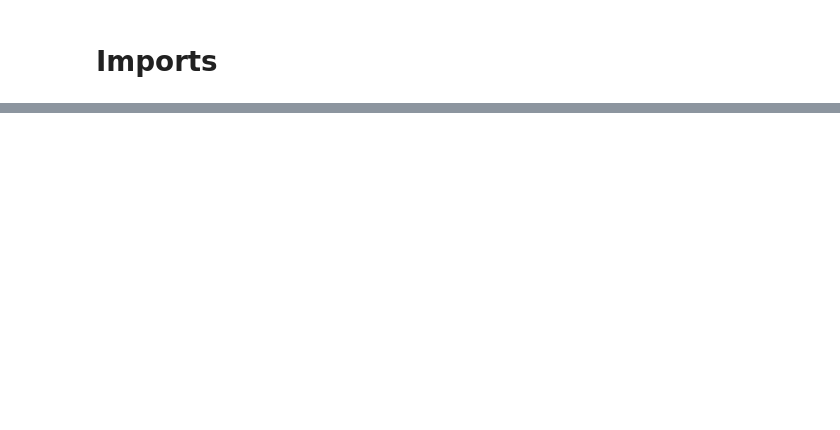
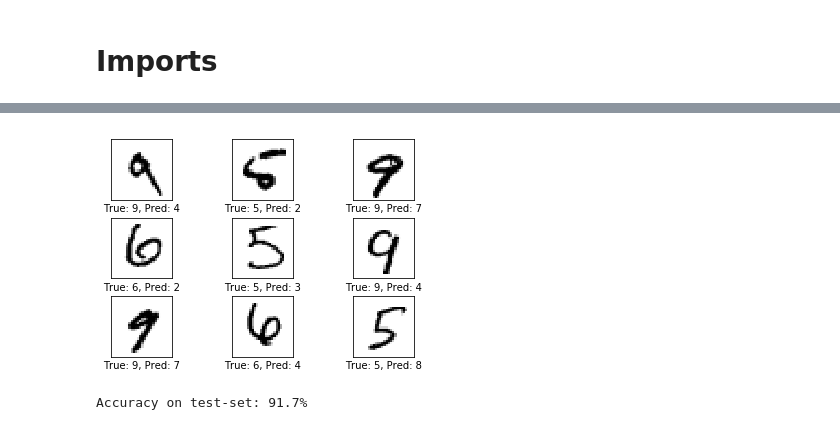
Before and after one commit to Flamestriken911/MNIST, a Jupyter notebook: BasicNeuralNetwork.ipynb, the cells around one changed output, grey strips where cells are left out. Drawn from its saved outputs; the diff is of its cells as text; code cells hidden in the pictures; blank space fills up the shorter version.

```diff
--- a/BasicNeuralNetwork.ipynb
+++ b/BasicNeuralNetwork.ipynb
@@ -10,0 +194,4 @@ ModuleNotFoundError: No module named 'tensorflow'
+# %%
+plot_example_errors()
+# %% [output]
+[figure, added]
@@ -10,0 +200,4 @@ ModuleNotFoundError: No module named 'tensorflow'
+# %%
+print_accuracy()
+# %% [output]
+Accuracy on test-set: 91.7%
```
Also changed, not shown: parts of 34 cells of this notebook, 4 other files.
